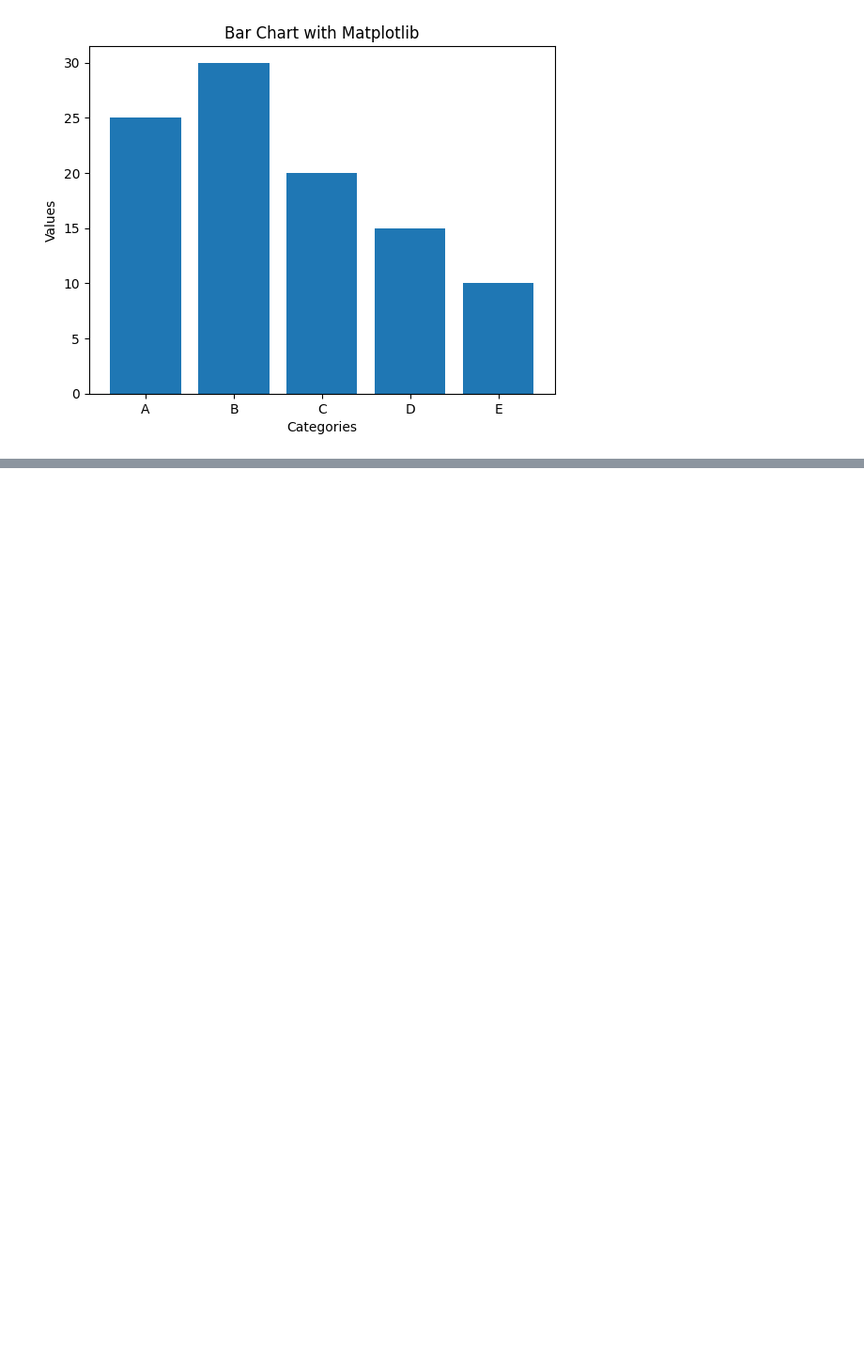
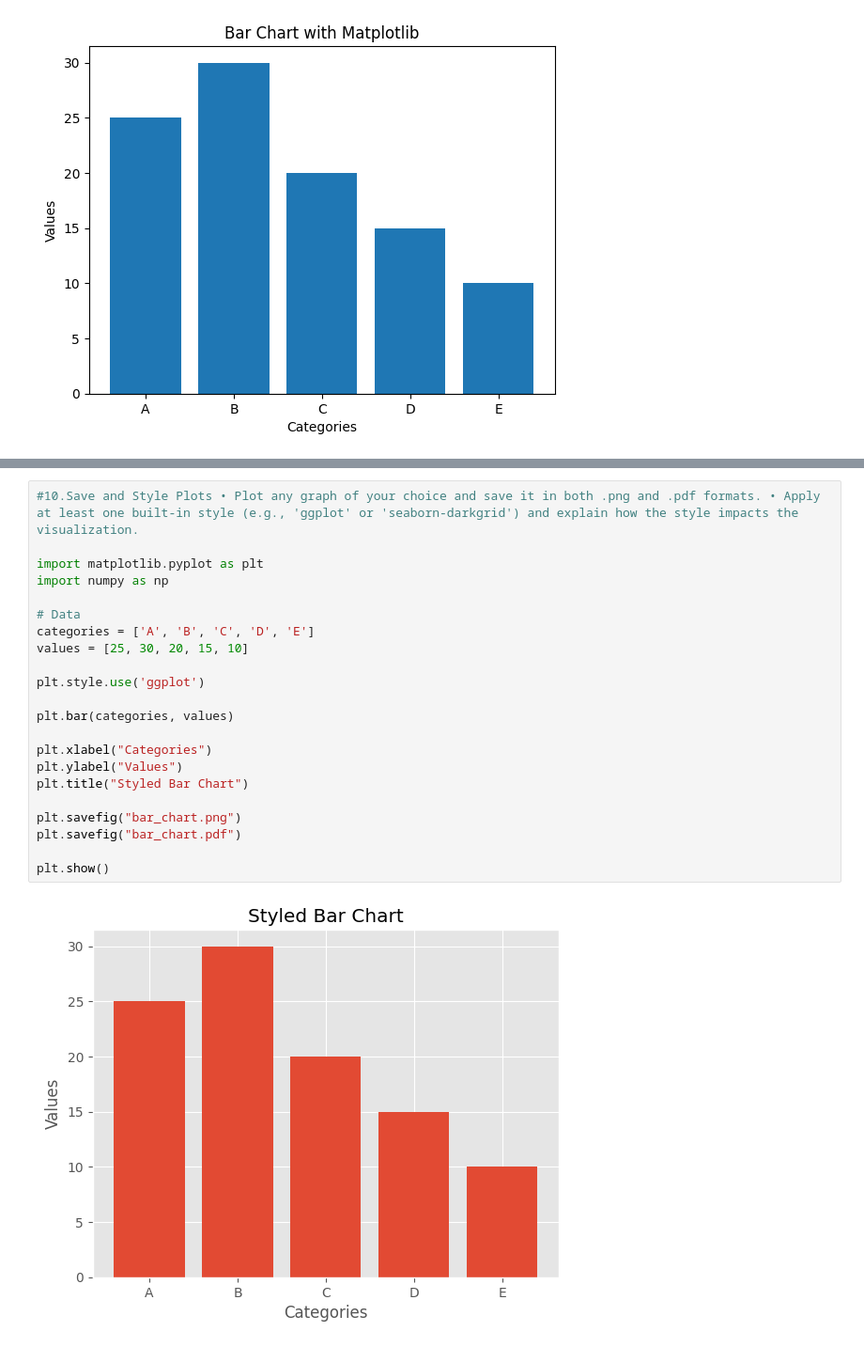
Before and after one commit to prakash-2736/ML_workshop, a Jupyter notebook: assignment3.ipynb, the cells around one changed output, grey strips where cells are left out. Shown at 94% size. Saved outputs shown, nothing was run; the diff lists cells and outputs as text; blank space fills up the shorter version.

```diff
--- a/assignment3.ipynb
+++ b/assignment3.ipynb
@@ -164,0 +167,24 @@ plt.show()
+# %%
+#10.Save and Style Plots • Plot any graph of your choice and save it in both .png and .pdf formats. • Apply at least one built-in style (e.g., 'ggplot' or 'seaborn-darkgrid') and explain how the style impacts the visualization.
+
+import matplotlib.pyplot as plt
+import numpy as np
+
+# Data
+categories = ['A', 'B', 'C', 'D', 'E']
+values = [25, 30, 20, 15, 10]
+
+plt.style.use('ggplot')
+
+plt.bar(categories, values)
+
+plt.xlabel("Categories")
+plt.ylabel("Values")
+plt.title("Styled Bar Chart")
+
+plt.savefig("bar_chart.png")
+plt.savefig("bar_chart.pdf")
+
+plt.show()
+# %% [output]
+[figure, added]
```
Also changed, not shown: parts of 1 cell of this notebook.
